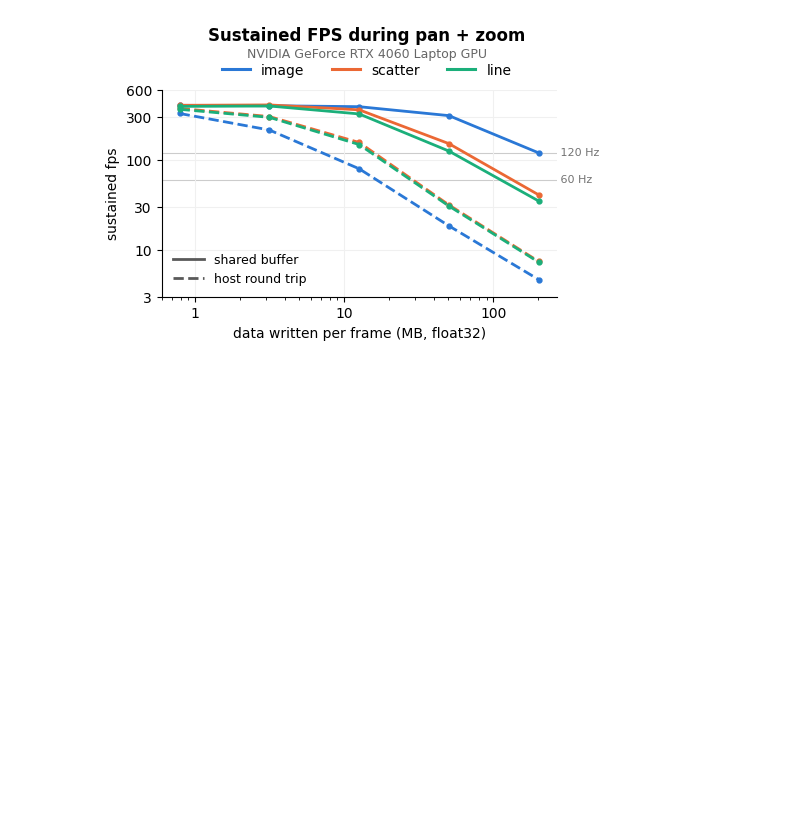
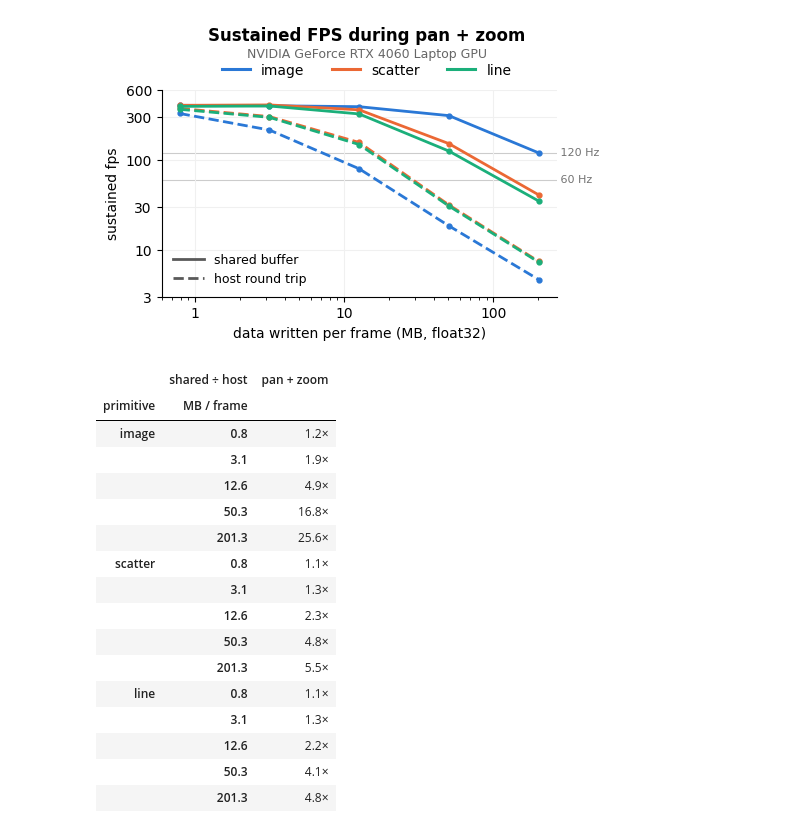
Before and after one commit to clewis7/mech-interp-sandbox, a Jupyter notebook: benchmarks/plots.ipynb, the cells around one changed output. Drawn from its saved outputs; the diff is of its cells as text; code cells hidden in the pictures; blank space fills up the shorter version.

```diff
--- a/benchmarks/plots.ipynb
+++ b/benchmarks/plots.ipynb
@@ -472,3 +472,40 @@ fig.savefig("results/fps_vs_mb_panzoom.svg", dpi=300, bbox_inches="tight")
 plt.show()
 # %% [output]
 [figure]
+# %%
+import pandas as pd
+
+FILES = ["results/baseline.csv", "results/panzoom.csv"]
+MODES = {"panzoom": "pan + zoom"}
+PRIMITIVES = ["image", "scatter", "line"]
+
+df = pd.concat([pd.read_csv(f) for f in FILES]).query("mode in @MODES")
+df["mb_per_frame"] = df["size"].where(df["primitive"] != "image", df["size"] ** 2) * 3 * 4 / 1e6
+
+fps = df.groupby(["primitive", "mb_per_frame", "mode", "backend"])["fps_mean"].mean().unstack("backend")
+speedup = (fps["shared"] / fps["naive"]).unstack("mode")[list(MODES)].rename(columns=MODES)
+
+speedup = speedup.reindex(PRIMITIVES, level="primitive")
+speedup.index = speedup.index.set_names(["primitive", "MB / frame"])
+speedup.columns.name = "shared ÷ host"
+
+styled = speedup.style.format("{:.1f}×").format_index("{:.1f}", level=1).background_gradient(cmap="Blues", axis=None, vmin=1)
+styled
+# %% [output]
+|  | shared ÷ host | pan + zoom |
+| primitive | MB / frame |  |
+| image | 0.8 | 1.2× |
+|  | 3.1 | 1.9× |
+|  | 12.6 | 4.9× |
+|  | 50.3 | 16.8× |
+|  | 201.3 | 25.6× |
+| scatter | 0.8 | 1.1× |
+|  | 3.1 | 1.3× |
+|  | 12.6 | 2.3× |
+|  | 50.3 | 4.8× |
+|  | 201.3 | 5.5× |
+| line | 0.8 | 1.1× |
+|  | 3.1 | 1.3× |
+|  | 12.6 | 2.2× |
+|  | 50.3 | 4.1× |
+|  | 201.3 | 4.8× |
```
Also changed, not shown: 44 other files.
